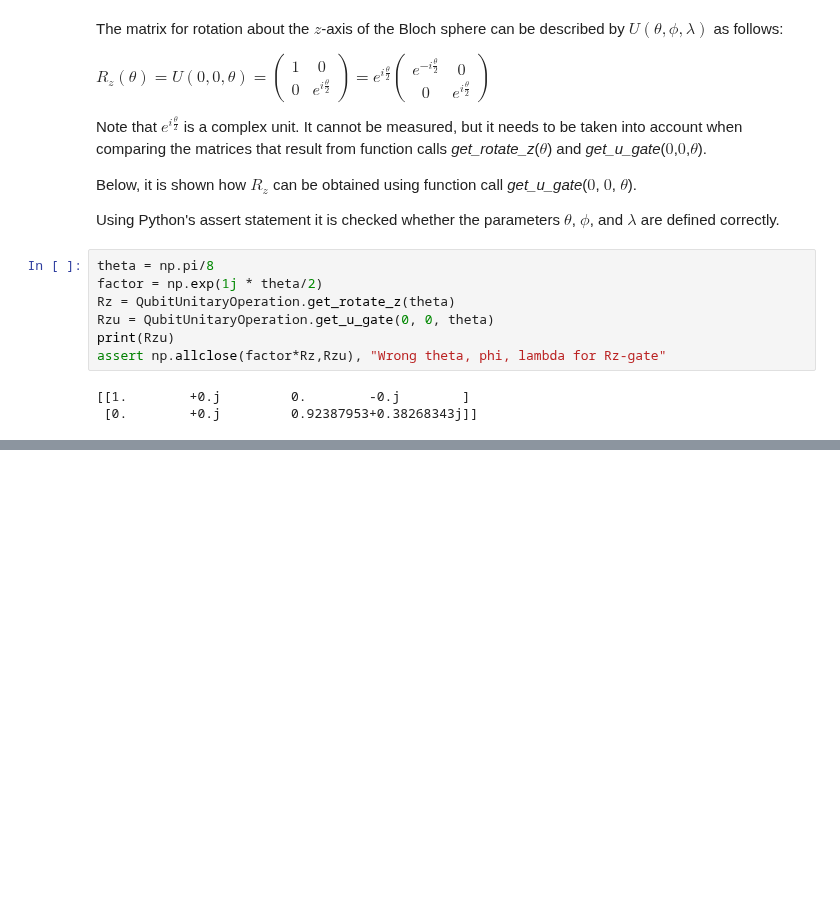
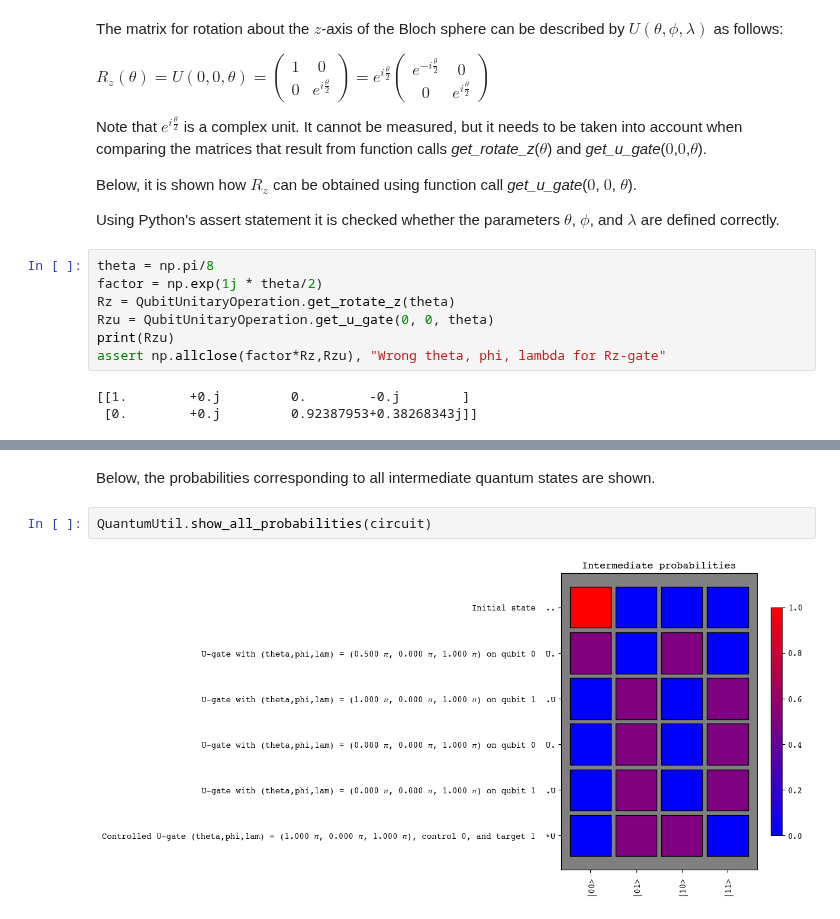
Before and after one commit to nicokuijpers/QuantumSim, a Jupyter notebook: QuantumSimUGate.ipynb, the cells around one changed output, grey strips where cells are left out. Drawn from its saved outputs; the diff is of its cells as text; blank space fills up the shorter version.

```diff
--- a/QuantumSimUGate.ipynb
+++ b/QuantumSimUGate.ipynb
@@ -278,0 +342,6 @@ assert np.allclose(factor*Rz,Rzu), "Wrong theta, phi, lambda for Rz-gate"
+# %% [markdown]
+Below, the probabilities corresponding to all intermediate quantum states are shown.
+# %%
+QuantumUtil.show_all_probabilities(circuit)
+# %% [output]
+[figure, added]
```
Also changed, not shown: parts of 7 cells of this notebook.
